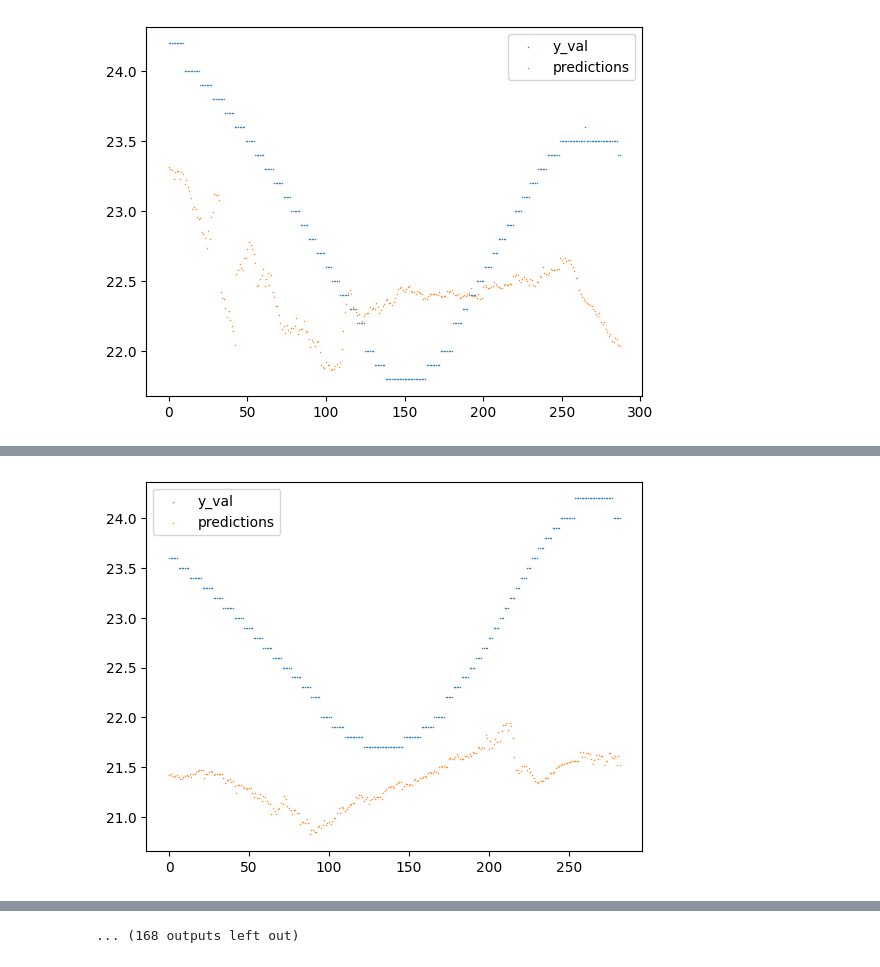
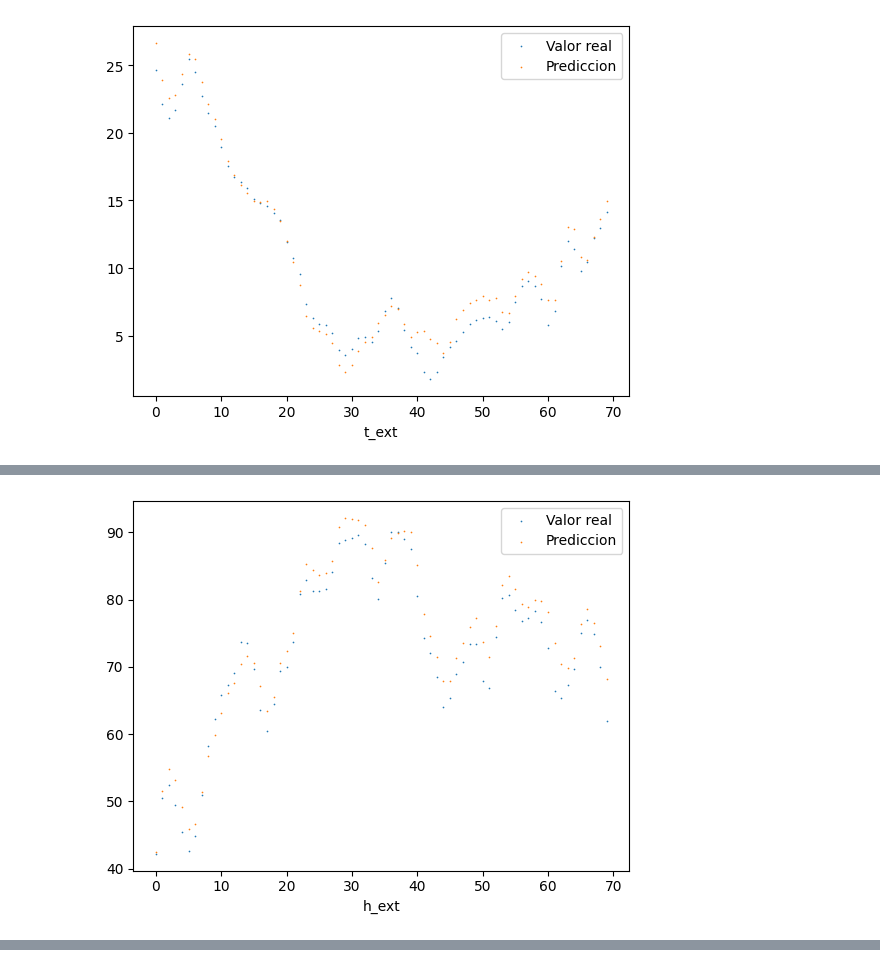
Before and after one commit to GabiHV/TFG22-23, a Jupyter notebook: src/ann-modeling.ipynb, the cells around one changed output, grey strips where cells are left out. Cells and saved outputs as stored; diff of their text form; code cells hidden in the pictures.

Commit message:
Cambios en el modelado.
Cambios menores en el modelado.

```diff
--- a/src/ann-modeling.ipynb
+++ b/src/ann-modeling.ipynb
@@ -10,7 +11,3 @@ import matplotlib.pyplot as plt
-# %%
-INPUT_COLS = ["t_ext", "h_ext", "t_C_cal","h_C_cal","t_L_cal","h_L_cal"]
-MIN_MAX_COLS_VALUES = {"t_ext": (-50, 50), "h_ext": (0, 100), "t_C_cal": (-50, 50),
-                       "t_L_cal": (-50, 50), "h_C_cal": (0, 100), "h_L_cal": (0, 100)}
 # %%
 def denormalize(predictions):
     for col in INPUT_COLS:
@@ -25,11 +22,11 @@ def normalize(df):
         df[col]=(df[col]-min)/(max-min)
 # %%
 files = os.listdir(CLASSIFIED_SENSOR_PATH)
-df = pd.read_csv(CLASSIFIED_SENSOR_PATH + files[0])
+df = pd.read_csv(CLASSIFIED_SENSOR_PATH + files[1])
 df['ts'] = pd.to_datetime(df['ts'], unit="ns")
 
 normalize(df)
 # %%
 learning_rate = 0.01 # Ratio de aprendizaje
-batch_size = 256 # Tamanno del conjunto de datos que se introducen en bloque en entrenamiento
+batch_size = 8 # Tamanno del conjunto de datos que se introducen en bloque en entrenamiento
 epochs = 100 # Epocas de entrenamiento de la RNA
@@ -131,14 +141,17 @@ plt.legend()
+# %%
+predictions = pd.DataFrame(columns=INPUT_COLS)
+targets = pd.DataFrame(columns=INPUT_COLS)
+for val_input, val_target  in zip(val_data_input, val_data_target):
+    prediction = pd.DataFrame(model.predict(val_input, verbose=0), columns=INPUT_COLS)
+
+    predictions = pd.concat([predictions, denormalize(prediction)])
+    targets = pd.concat([targets, denormalize(val_target)])
 # %%
-for val_input, val_target  in zip(val_data_input, val_data_target):
-
-    predictions = pd.DataFrame(model.predict(val_input), columns=INPUT_COLS)
-
-    predictions = denormalize(predictions)
-    val_target = denormalize(val_target)
-
+for col in INPUT_COLS:
     plt.figure()
-    plt.scatter(range(len(val_target["t_C_cal"])), val_target["t_C_cal"], linewidths=0.7, marker=".", s=0.5)
-    plt.scatter(range(len(predictions["t_C_cal"])), predictions["t_C_cal"], linewidths=0.7, marker=".", s=0.5)
-    plt.legend(["y_val", "predictions"])
+    plt.scatter(range(len(targets[col])), targets[col], linewidths=0.5, s=0.5)
+    plt.scatter(range(len(predictions[col])), predictions[col], linewidths=0.5, s=0.5)
+    plt.legend(["Valor real", "Prediccion"])
+    plt.xlabel(col)
     plt.show()
 # %% [output]
@@ -146 +158 @@ for val_input, val_target  in zip(val_data_input, val_data_target):
-[figure, old version]
+[figure, new version]
@@ -148 +159 @@ for val_input, val_target  in zip(val_data_input, val_data_target):
-[figure, old version]
+[figure, new version]
@@ -157,4 +164,3 @@ for val_input, val_target  in zip(val_data_input, val_data_target):
-... (168 outputs left out)
 # %%
 model.save("./ann_model", overwrite=True)
 # %% [output]
```
Also changed, not shown: parts of 7 cells of this notebook.
